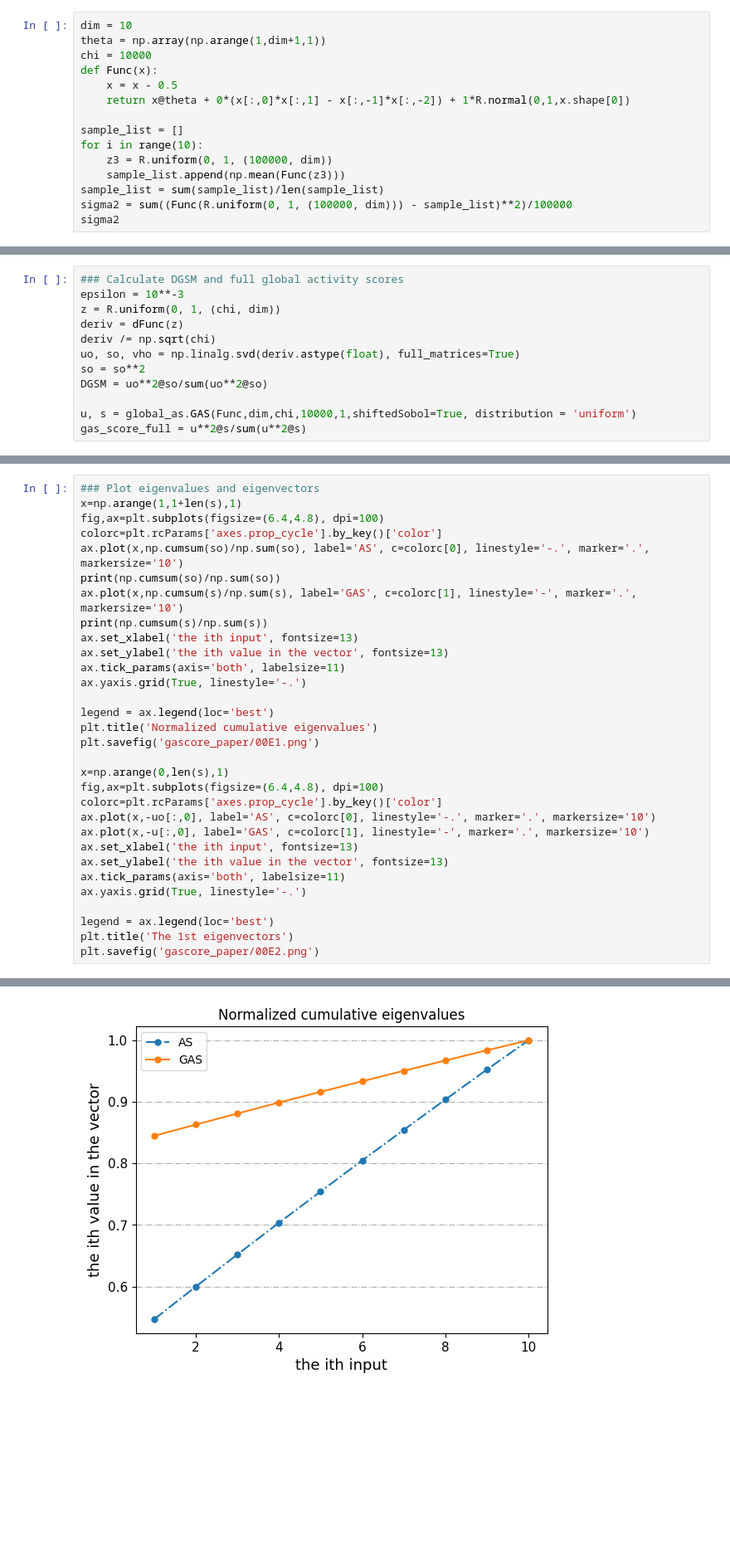
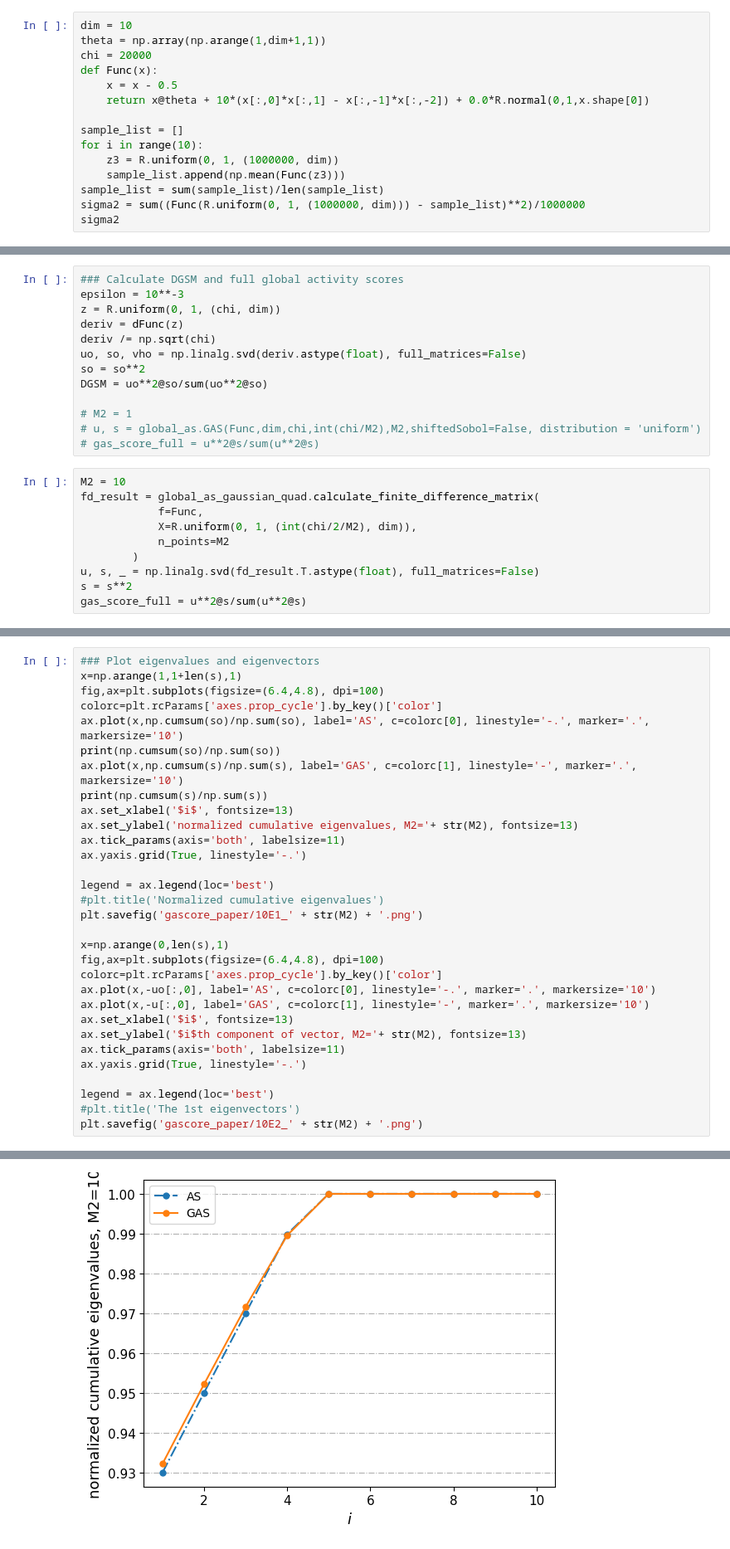
Before and after one commit to RuilongYue/global-activity-scores, a Jupyter notebook: 1.test_function.ipynb, the cells around one changed output, grey strips where cells are left out. Shown: that part at 83% size. Cells and saved outputs as stored; diff of their text form; blank space fills up the shorter version.

Commit message:
Added updated examples with Gaussian quadrature approach

```diff
--- a/1.test_function.ipynb
+++ b/1.test_function.ipynb
@@ -15,16 +17,16 @@ def dFunc(x):
 # %%
 dim = 10
 theta = np.array(np.arange(1,dim+1,1))
-chi = 10000
+chi = 20000
 def Func(x):
     x = x - 0.5
-    return x@theta + 0*(x[:,0]*x[:,1] - x[:,-1]*x[:,-2]) + 1*R.normal(0,1,x.shape[0])
+    return x@theta + 10*(x[:,0]*x[:,1] - x[:,-1]*x[:,-2]) + 0.0*R.normal(0,1,x.shape[0])
 
 sample_list = []
 for i in range(10):
-    z3 = R.uniform(0, 1, (100000, dim))
+    z3 = R.uniform(0, 1, (1000000, dim))
     sample_list.append(np.mean(Func(z3)))
 sample_list = sum(sample_list)/len(sample_list)
-sigma2 = sum((Func(R.uniform(0, 1, (100000, dim))) - sample_list)**2)/100000
+sigma2 = sum((Func(R.uniform(0, 1, (1000000, dim))) - sample_list)**2)/1000000
 sigma2
 # %% [output]
@@ -51,9 +53,20 @@ epsilon = 10**-3
 z = R.uniform(0, 1, (chi, dim))
 deriv = dFunc(z)
 deriv /= np.sqrt(chi)
-uo, so, vho = np.linalg.svd(deriv.astype(float), full_matrices=True)
+uo, so, vho = np.linalg.svd(deriv.astype(float), full_matrices=False)
 so = so**2
 DGSM = uo**2@so/sum(uo**2@so)
 
-u, s = global_as.GAS(Func,dim,chi,10000,1,shiftedSobol=True, distribution = 'uniform')
-gas_score_full = u**2@s/sum(u**2@s)
+# M2 = 1
+# u, s = global_as.GAS(Func,dim,chi,int(chi/M2),M2,shiftedSobol=False, distribution = 'uniform')
+# gas_score_full = u**2@s/sum(u**2@s)
+# %%
+M2 = 10
+fd_result = global_as_gaussian_quad.calculate_finite_difference_matrix(
+            f=Func,
+            X=R.uniform(0, 1, (int(chi/2/M2), dim)),
+            n_points=M2
+        )
+u, s, _ = np.linalg.svd(fd_result.T.astype(float), full_matrices=False)
+s = s**2
+gas_score_full = u**2@s/sum(u**2@s)
@@ -66,26 +81,26 @@ ax.plot(x,np.cumsum(so)/np.sum(so), label='AS', c=colorc[0], linestyle='-.', mar
 print(np.cumsum(so)/np.sum(so))
 ax.plot(x,np.cumsum(s)/np.sum(s), label='GAS', c=colorc[1], linestyle='-', marker='.', markersize='10')
 print(np.cumsum(s)/np.sum(s))
-ax.set_xlabel('the ith input', fontsize=13)
-ax.set_ylabel('the ith value in the vector', fontsize=13)
+ax.set_xlabel('$i$', fontsize=13)
+ax.set_ylabel('normalized cumulative eigenvalues, M2='+ str(M2), fontsize=13)
 ax.tick_params(axis='both', labelsize=11)
 ax.yaxis.grid(True, linestyle='-.')
 
 legend = ax.legend(loc='best')
-plt.title('Normalized cumulative eigenvalues')
-plt.savefig('gascore_paper/00E1.png')
+#plt.title('Normalized cumulative eigenvalues')
+plt.savefig('gascore_paper/10E1_' + str(M2) + '.png')
 
 x=np.arange(0,len(s),1)
 fig,ax=plt.subplots(figsize=(6.4,4.8), dpi=100)
 colorc=plt.rcParams['axes.prop_cycle'].by_key()['color']
 ax.plot(x,-uo[:,0], label='AS', c=colorc[0], linestyle='-.', marker='.', markersize='10')
 ax.plot(x,-u[:,0], label='GAS', c=colorc[1], linestyle='-', marker='.', markersize='10')
-ax.set_xlabel('the ith input', fontsize=13)
-ax.set_ylabel('the ith value in the vector', fontsize=13)
+ax.set_xlabel('$i$', fontsize=13)
+ax.set_ylabel('$i$th component of vector, M2='+ str(M2), fontsize=13)
 ax.tick_params(axis='both', labelsize=11)
 ax.yaxis.grid(True, linestyle='-.')
 
 legend = ax.legend(loc='best')
-plt.title('The 1st eigenvectors')
-plt.savefig('gascore_paper/00E2.png')
+#plt.title('The 1st eigenvectors')
+plt.savefig('gascore_paper/10E2_' + str(M2) + '.png')
 # %% [output]
@@ -97 +111 @@ Text(0.5, 1.0, 'The 1st eigenvectors')
-[figure, old version]
+[figure, new version]
```
Also changed, not shown: parts of 10 cells of this notebook, 2 other files.
